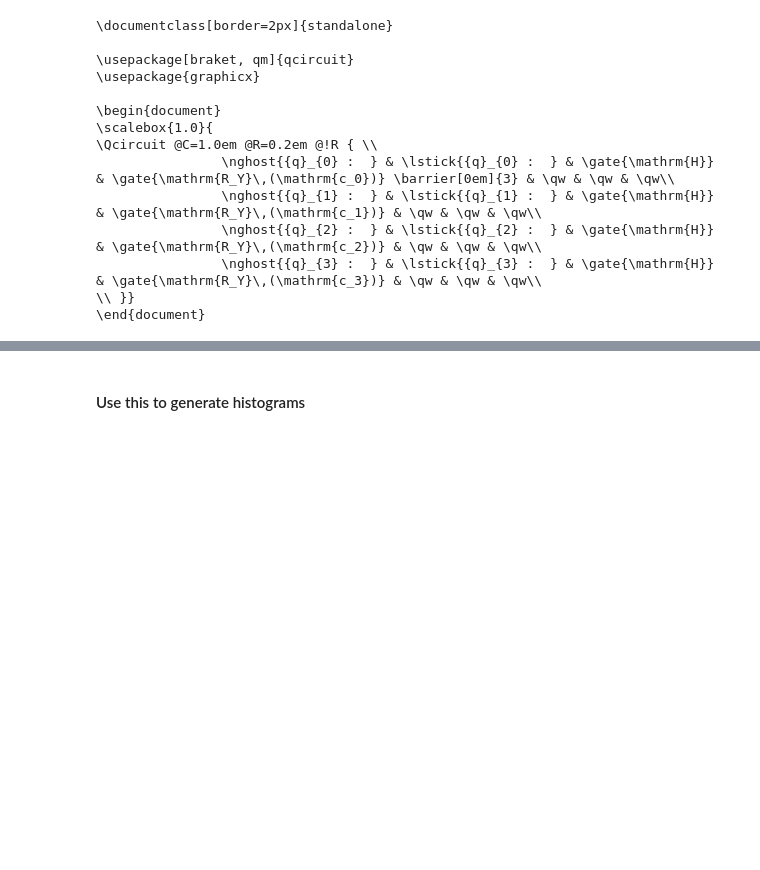
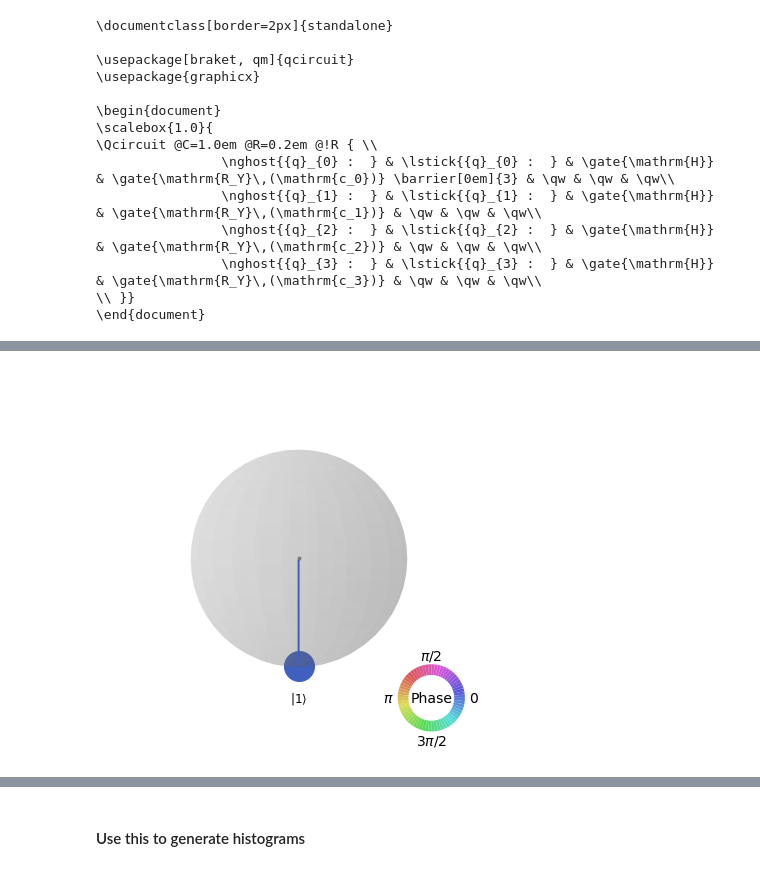
Before and after one commit to RicardoMonteiroSimoes/Quantum-Machine-Learning, a Jupyter notebook: code/circuit_to_latex.ipynb, the cells around one changed output, grey strips where cells are left out. Drawn from its saved outputs; the diff is of its cells as text; code cells hidden in the pictures; blank space fills up the shorter version.

```diff
--- a/code/circuit_to_latex.ipynb
+++ b/code/circuit_to_latex.ipynb
@@ -44,0 +48,9 @@ fig.savefig('../thesis/Appendices/Bloch_Sphere_MQO_0.svg', type="svg")
+# %%
+qc = QuantumCircuit(1)
+qc.x(0)
+state = Statevector.from_instruction(qc)
+fig = plot_state_qsphere(state)
+display(fig)
+fig.savefig('../thesis/Appendices/Q_Sphere_State_1.svg')
+# %% [output]
+[figure, added]
```
Also changed, not shown: parts of 3 cells of this notebook, 3 other files.
